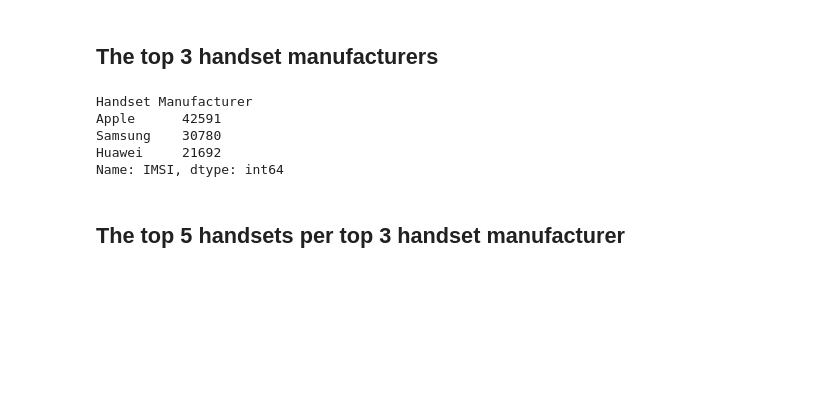
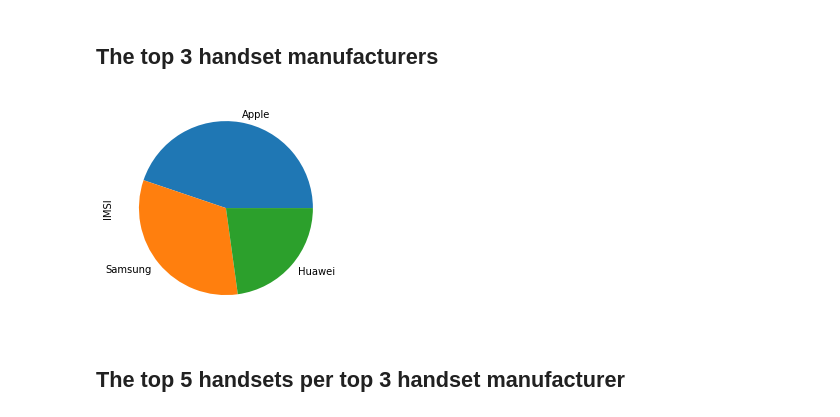
Before and after one commit to eyerus21/10Academy-week-1-challenge, a Jupyter notebook: notebooks/_.ipynb, the cells around one changed output. Drawn from its saved outputs; the diff is of its cells as text; code cells hidden in the pictures; blank space fills up the shorter version.

```diff
--- a/notebooks/_.ipynb
+++ b/notebooks/_.ipynb
@@ -154,13 +168,9 @@ Name: IMSI, dtype: int64
 # %% [markdown]
 ## The top 3 handset manufacturers
 # %%
-df[['Handset Manufacturer','IMSI']].groupby(['Handset Manufacturer'])['IMSI'].nunique().nlargest(3)
+y=df[['Handset Manufacturer','IMSI']].groupby(['Handset Manufacturer'])['IMSI'].nunique().nlargest(3).plot(kind='pie')
 # %% [output]
-Handset Manufacturer
-Apple      42591
-Samsung    30780
-Huawei     21692
-Name: IMSI, dtype: int64
+[figure, added]
 # %% [markdown]
 ## The top 5 handsets per top 3 handset manufacturer
 # %%
```
Also changed, not shown: parts of 39 cells of this notebook, 5 other files.
